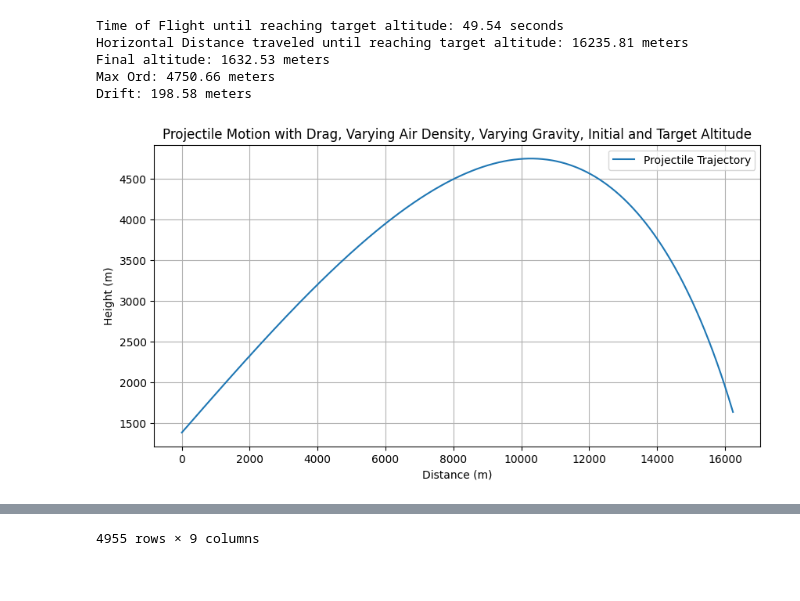
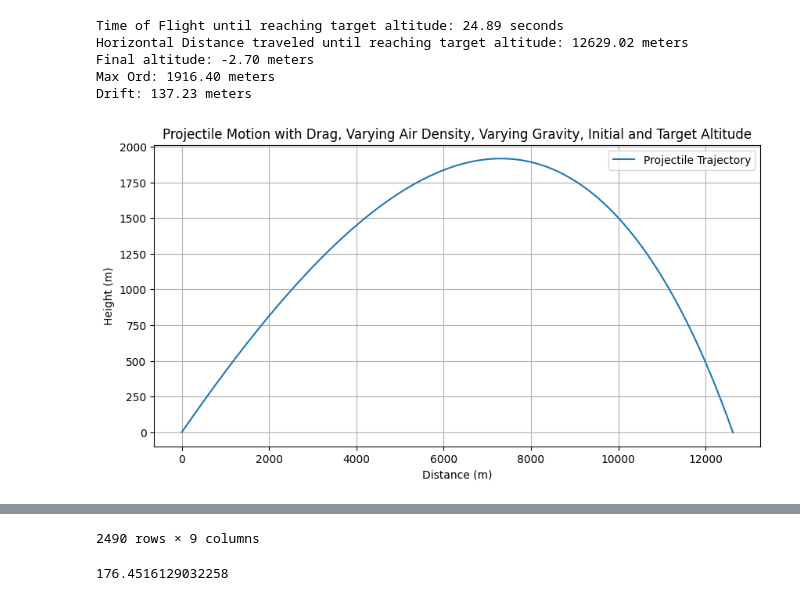
Before and after one commit to harmkenn/Python_Shots_2024, a Jupyter notebook: notebooks/AFATDS/afatds_shot_05.ipynb, the cells around one changed output, grey strips where cells are left out. Saved outputs shown, nothing was run; the diff lists cells and outputs as text; code cells hidden in the pictures.

```diff
--- a/notebooks/AFATDS/afatds_shot_05.ipynb
+++ b/notebooks/AFATDS/afatds_shot_05.ipynb
@@ -1,7 +1,7 @@
 # %%
 # Here is my artillery Shot data calculations with coriolis removed because it is so small
 
-from numpy import radians, sin, exp, cos, tan, sqrt, arctan, pi
+from numpy import radians, sin, exp, cos, tan, sqrt, arctan, pi, log
 import matplotlib.pyplot as plt
 import pandas as pd
 
@@ -9,19 +9,19 @@ import pandas as pd
 gp = 9.832
 # Inputs
 # Example usage:
-initial_velocity = 682.0
-launch_angle = 455.8/3200*180
-mass = 103.5/3.77
+v0 = 792 #m/s
+launch_angle = 424.1/3200*180 #mils to degrees
+mass = 103.5/2.2 # lbs to kg
 drag_coefficient = .25
 radius = .155/2
 area = radius**2*pi
 latitude = 32 + 3/60 + 31/3600 # Frankfurt's approximate latitude
 azimuth = 145/3200*180 # Firing due east
-initial_altitude = 1379 # Launch altitude in meters
-target_altitude = 1634 # Target altitude in meters
+initial_altitude = 0 # Launch altitude in meters
+target_altitude = 0 # Target altitude in meters
 rho0 = 1.225 #float(input("Enter the air density at altitude (kg/m^3): "))
 # Additional input for Magnus effect
-spin_rate = initial_velocity/(20*.155) #float(input("Enter the projectile spin rate (revolutions per second): ")
+spin_rate = v0/(20*.155) #float(input("Enter the projectile spin rate (revolutions per second): ")
 spin_velocity = spin_rate * 2 * pi  # Convert from rev/s to rad/s
 
 
@@ -35,7 +35,7 @@ def air_density_with_altitude(h, rho0=rho0, H=8500):
     return rho0 * exp(-h / H)
 
 # Constants for Magnus effect
-S = 0.001 # This is an example value; you'll need to determine the appropriate value for your projectile
+S = 0.0009 # This is an example value; you'll need to determine the appropriate value for your projectile
 
 # Function to calculate the Magnus force
 def magnus_force(v, spin_velocity, rho, area, S=S):
@@ -109,8 +109,8 @@ def projectile_motion_with_drag(v0, angle, mass, drag_coefficient, area, latitud
 
         # Update velocities
         vx += F_drag_x * dt
-        vy += (F_drag_y - g) * dt
-        vz += F_total_z * dt / mass
+        vy += (F_drag_y - g*(8.65432*10**-6*v0**2-.01398*v0+8.086456)) * dt
+        vz += F_total_z * dt / mass * 2.44
 
         # Update positions
         t += dt
@@ -137,40 +137,41 @@ def projectile_motion_with_drag(v0, angle, mass, drag_coefficient, area, latitud
     return t, x, y, z, t_time,x_points, y_points, z_points,vx_comp,vy_comp,vz_comp,v_mag,qe
 
 # Call the function and display the results
-time_of_flight, final_x, final_y, final_z, t_time, x_vals, y_vals, z_vals, vx_comp, vy_comp,vz_comp, v_mag,qe = projectile_motion_with_drag(initial_velocity, launch_angle, mass, drag_coefficient, area, latitude, azimuth, initial_altitude, target_altitude)
+time_of_flight, final_x, final_y, final_z, t_time, x_vals, y_vals, z_vals, vx_comp, vy_comp,vz_comp, v_mag,qe = projectile_motion_with_drag(v0, launch_angle, mass, drag_coefficient, area, latitude, azimuth, initial_altitude, target_altitude)
 
 shotdata = pd.DataFrame({'t':t_time,'x':x_vals,'y':y_vals,'z':z_vals, 'vx':vx_comp, 'vy':vy_comp,'vz':vz_comp, 'QE':qe,'v_mag':v_mag})
 shotdata.to_csv('afatds_shotdata.csv')
 
 # Note: The lateral drift is represented in the z-axis, which is not plotted in this 2D graph.
 print(f"Time of Flight until reaching target altitude: {time_of_flight:.2f} seconds")
 print(f"Horizontal Distance traveled until reaching target altitude: {final_x:.2f} meters")
 print(f"Final altitude: {final_y:.2f} meters")
 print(f"Max Ord: {max(y_vals):.2f} meters")
 print(f"Drift: {max(z_vals):.2f} meters")
 
 aa_dist = final_x
 aa_qe = min(qe)
 aa_v = v_mag[-1]
 aa_maxord = max(y_vals)
 aa_drift_Meters = max(z_vals)
 aa_drift_mils = tan(max(z_vals)/final_x)/pi*3200
+aa_tof = time_of_flight
 # Plotting the trajectory
 plt.figure(figsize=(10, 5))
 plt.plot(x_vals, y_vals, label='Projectile Trajectory')
 plt.title('Projectile Motion with Drag, Varying Air Density, Varying Gravity, Initial and Target Altitude')
 plt.xlabel('Distance (m)')
 plt.ylabel('Height (m)')
 plt.legend()
 plt.grid(True)
 plt.show()
 
 shotdata
 # %% [output]
-Time of Flight until reaching target altitude: 49.54 seconds
-Horizontal Distance traveled until reaching target altitude: 16235.81 meters
-Final altitude: 1632.53 meters
-Max Ord: 4750.66 meters
-Drift: 198.58 meters
+Time of Flight until reaching target altitude: 24.89 seconds
+Horizontal Distance traveled until reaching target altitude: 12629.02 meters
+Final altitude: -2.70 meters
+Max Ord: 1916.40 meters
+Drift: 137.23 meters
-[figure, old version]
+[figure, new version]
 |  | t | x | y | z | vx | vy | vz | QE | v_mag |
@@ -188 +189,5 @@ Drift: 198.58 meters
-4955 rows × 9 columns
+2490 rows × 9 columns
+# %%
+spin_rate
+# %% [output]
+176.4516129032258
```
Also changed, not shown: parts of 1 cell of this notebook, 1 other file.
